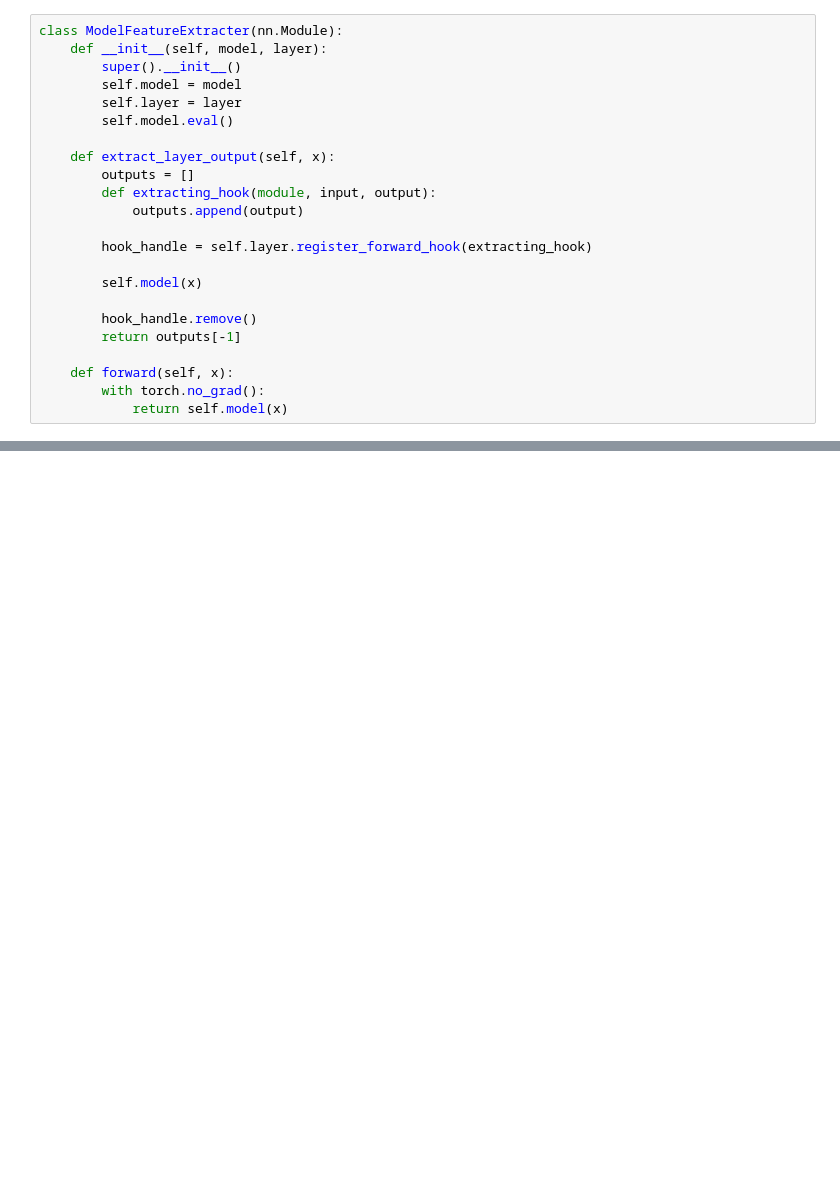
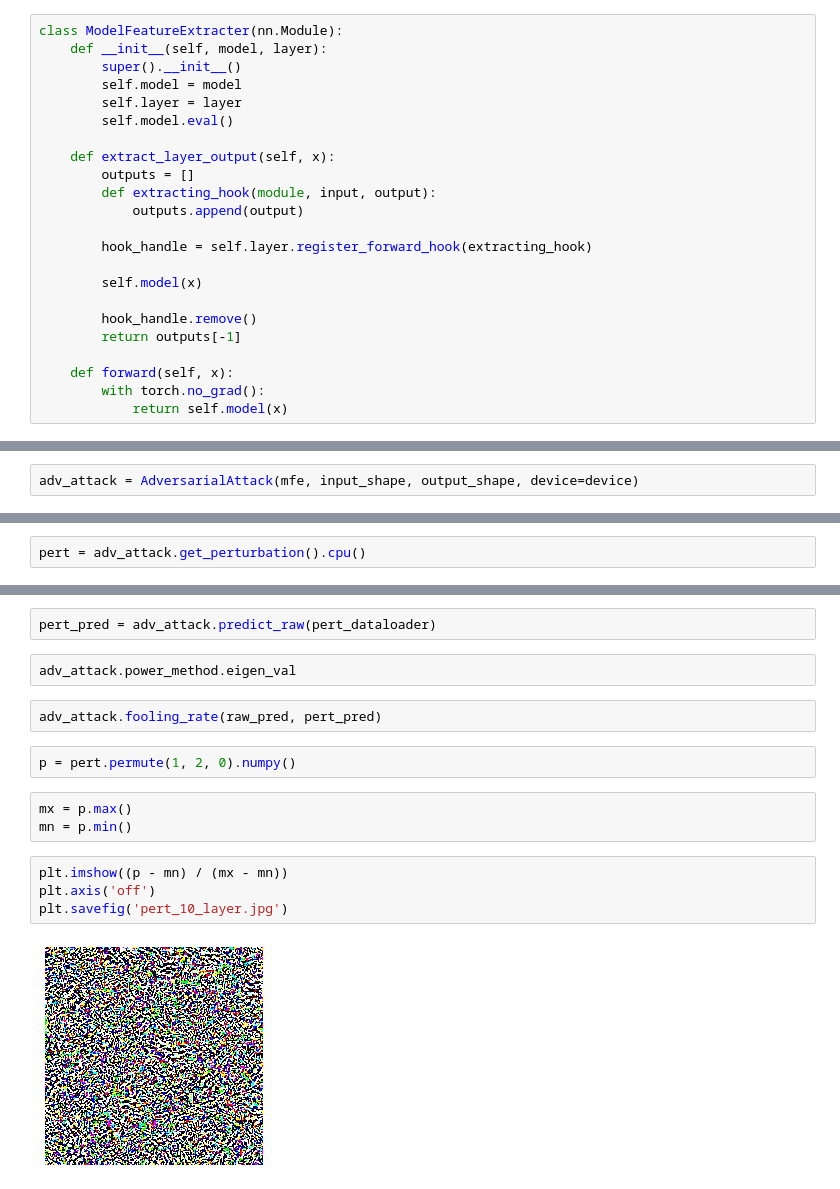
Before and after one commit to slayff/art_of_vectors_pytorch, a Jupyter notebook: draft.ipynb, the cells around one changed output, grey strips where cells are left out. Saved outputs shown, nothing was run; the diff lists cells and outputs as text; blank space fills up the shorter version.

```diff
--- a/draft.ipynb
+++ b/draft.ipynb
@@ -161,0 +243,2 @@ mv.shape
+# %%
+adv_attack = AdversarialAttack(mfe, input_shape, output_shape, device=device)
@@ -161,0 +265,2 @@ mv.shape
+# %%
+pert = adv_attack.get_perturbation().cpu()
@@ -161,0 +273,17 @@ mv.shape
+# %%
+pert_pred = adv_attack.predict_raw(pert_dataloader)
+# %%
+adv_attack.power_method.eigen_val
+# %%
+adv_attack.fooling_rate(raw_pred, pert_pred)
+# %%
+p = pert.permute(1, 2, 0).numpy()
+# %%
+mx = p.max()
+mn = p.min()
+# %%
+plt.imshow((p - mn) / (mx - mn))
+plt.axis('off')
+plt.savefig('pert_10_layer.jpg')
+# %% [output]
+[figure, added]
```
Also changed, not shown: parts of 35 cells of this notebook, 1 other file.
